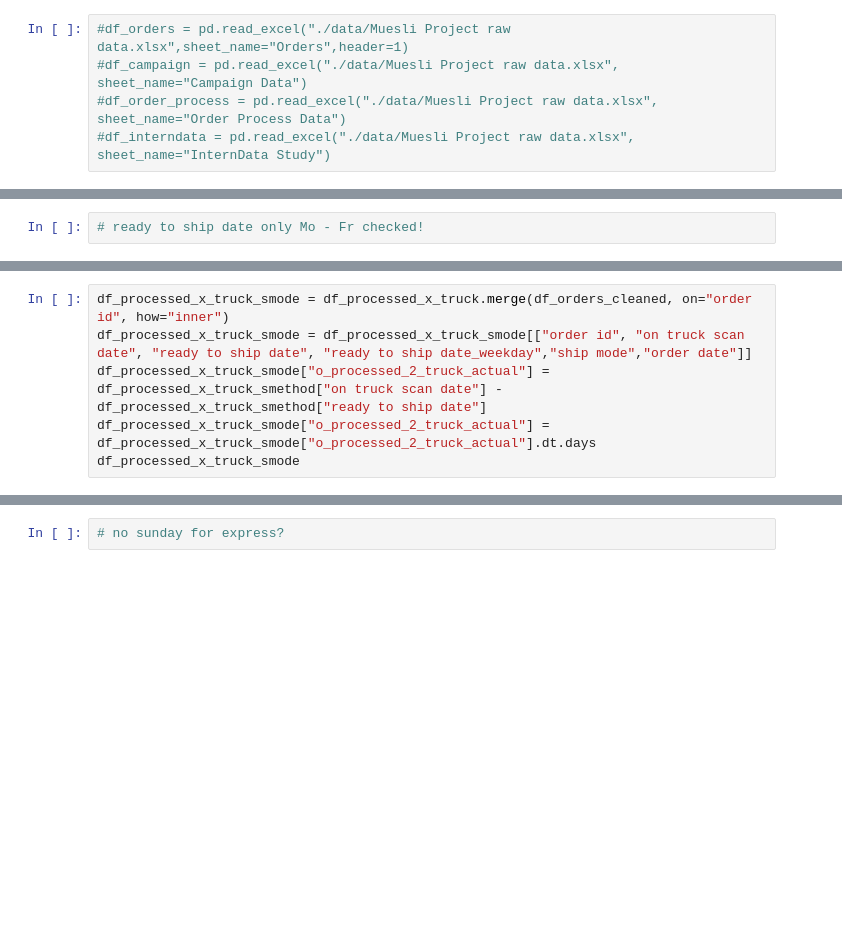
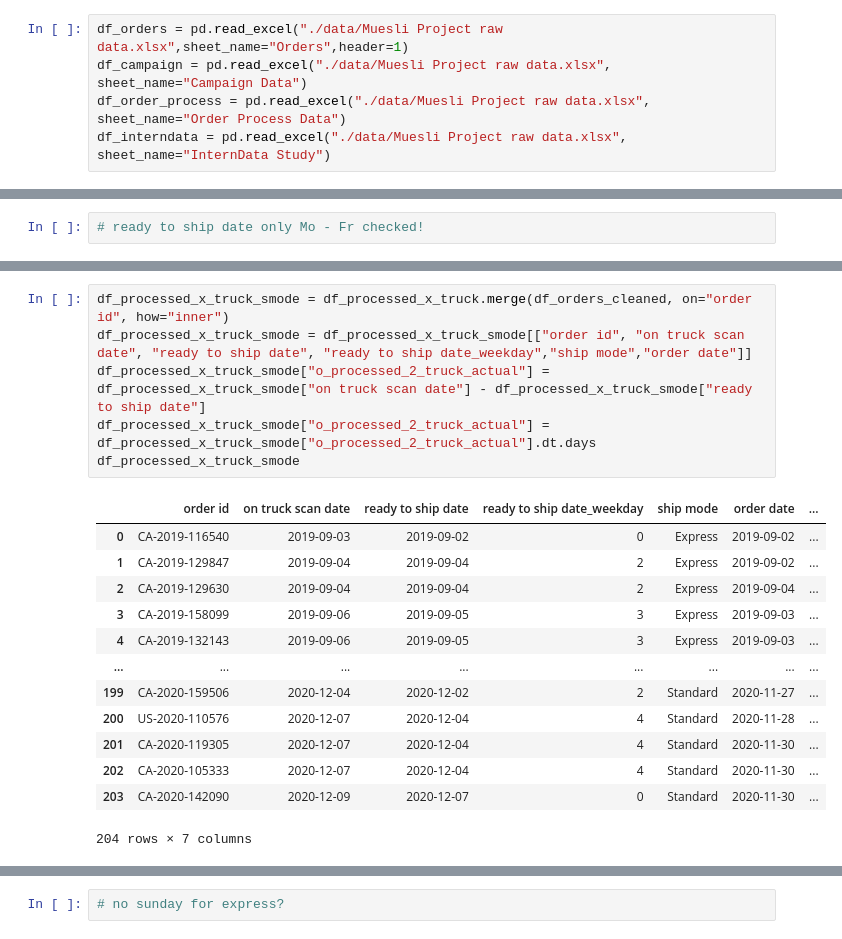
Before and after one commit to amandawang90-spec/neuefische-data-analysis-180825-muesli_eda_project, a Jupyter notebook: final_analysis.ipynb, the cells around one changed output, grey strips where cells are left out. Saved outputs shown, nothing was run; the diff lists cells and outputs as text; blank space fills up the shorter version.

```diff
--- a/final_analysis.ipynb
+++ b/final_analysis.ipynb
@@ -14,10 +14,10 @@ sns.set_palette("magma")
 # %% [markdown]
 ### Read in data
 # %%
-#df_orders = pd.read_excel("./data/Muesli Project raw data.xlsx",sheet_name="Orders",header=1)
-#df_campaign = pd.read_excel("./data/Muesli Project raw data.xlsx", sheet_name="Campaign Data")
-#df_order_process = pd.read_excel("./data/Muesli Project raw data.xlsx", sheet_name="Order Process Data")
-#df_interndata = pd.read_excel("./data/Muesli Project raw data.xlsx", sheet_name="InternData Study")
+df_orders = pd.read_excel("./data/Muesli Project raw data.xlsx",sheet_name="Orders",header=1)
+df_campaign = pd.read_excel("./data/Muesli Project raw data.xlsx", sheet_name="Campaign Data")
+df_order_process = pd.read_excel("./data/Muesli Project raw data.xlsx", sheet_name="Order Process Data")
+df_interndata = pd.read_excel("./data/Muesli Project raw data.xlsx", sheet_name="InternData Study")
 # %% [markdown]
 ### Raw dataframes
 # %%
@@ -437,9 +771,23 @@ df_processed_x_truck
 # %%
 df_processed_x_truck_smode = df_processed_x_truck.merge(df_orders_cleaned, on="order id", how="inner")
 df_processed_x_truck_smode = df_processed_x_truck_smode[["order id", "on truck scan date", "ready to ship date", "ready to ship date_weekday","ship mode","order date"]]
-df_processed_x_truck_smode["o_processed_2_truck_actual"] = df_processed_x_truck_smethod["on truck scan date"] - df_processed_x_truck_smethod["ready to ship date"]
+df_processed_x_truck_smode["o_processed_2_truck_actual"] = df_processed_x_truck_smode["on truck scan date"] - df_processed_x_truck_smode["ready to ship date"]
 df_processed_x_truck_smode["o_processed_2_truck_actual"] = df_processed_x_truck_smode["o_processed_2_truck_actual"].dt.days
 df_processed_x_truck_smode
+# %% [output]
+|  | order id | on truck scan date | ready to ship date | ready to ship date_weekday | ship mode | order date | ... |
+| 0 | CA-2019-116540 | 2019-09-03 | 2019-09-02 | 0 | Express | 2019-09-02 | ... |
+| 1 | CA-2019-129847 | 2019-09-04 | 2019-09-04 | 2 | Express | 2019-09-02 | ... |
+| 2 | CA-2019-129630 | 2019-09-04 | 2019-09-04 | 2 | Express | 2019-09-04 | ... |
+| 3 | CA-2019-158099 | 2019-09-06 | 2019-09-05 | 3 | Express | 2019-09-03 | ... |
+| 4 | CA-2019-132143 | 2019-09-06 | 2019-09-05 | 3 | Express | 2019-09-03 | ... |
+| ... | ... | ... | ... | ... | ... | ... | ... |
+| 199 | CA-2020-159506 | 2020-12-04 | 2020-12-02 | 2 | Standard | 2020-11-27 | ... |
+| 200 | US-2020-110576 | 2020-12-07 | 2020-12-04 | 4 | Standard | 2020-11-28 | ... |
+| 201 | CA-2020-119305 | 2020-12-07 | 2020-12-04 | 4 | Standard | 2020-11-30 | ... |
+| 202 | CA-2020-105333 | 2020-12-07 | 2020-12-04 | 4 | Standard | 2020-11-30 | ... |
+| 203 | CA-2020-142090 | 2020-12-09 | 2020-12-07 | 0 | Standard | 2020-11-30 | ... |
+204 rows × 7 columns
 # %%
 df_processed_x_truck_smode["order date_weekday"] = df_processed_x_truck_smode["order date"].dt.day_name()
 df_processed_x_truck_smode
```
Also changed, not shown: parts of 107 cells of this notebook.
